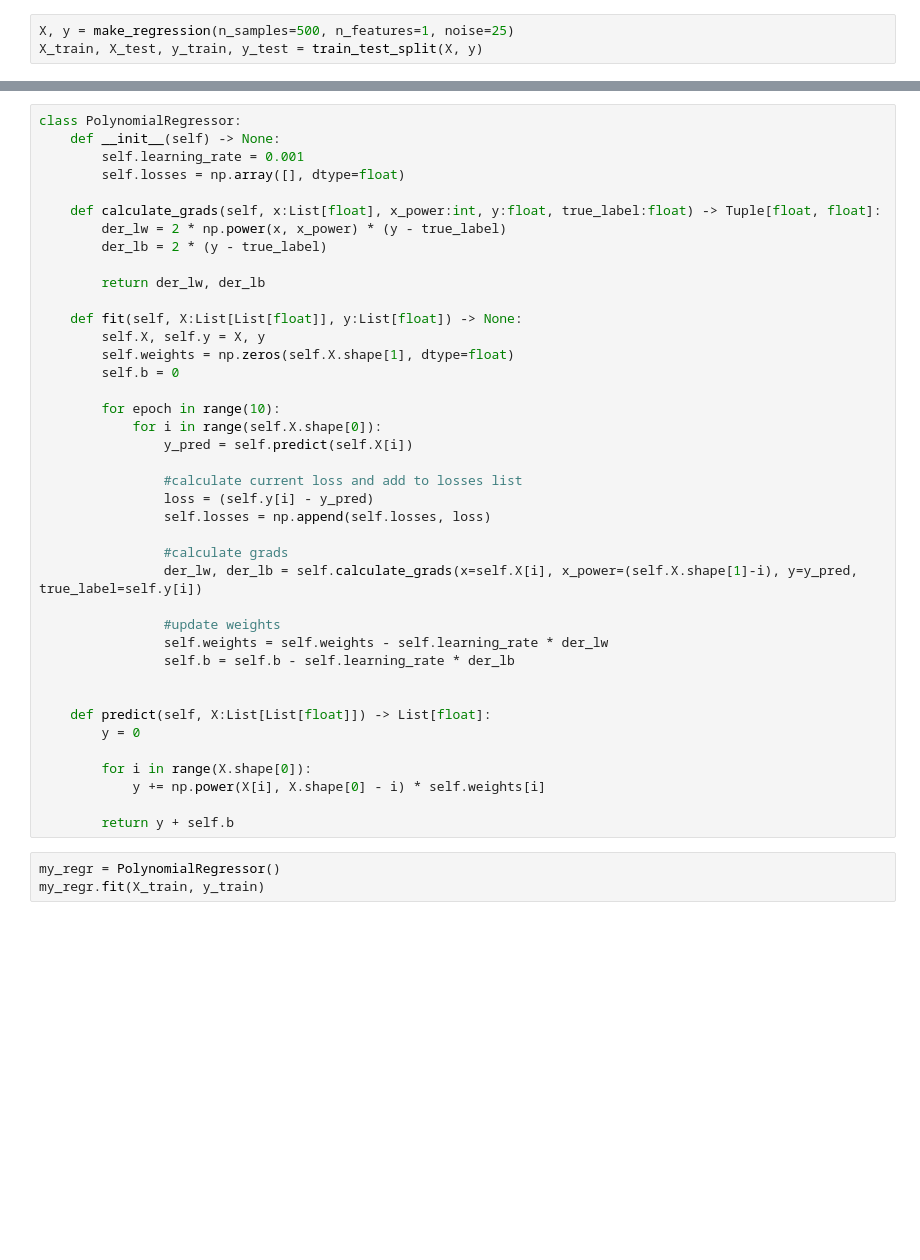
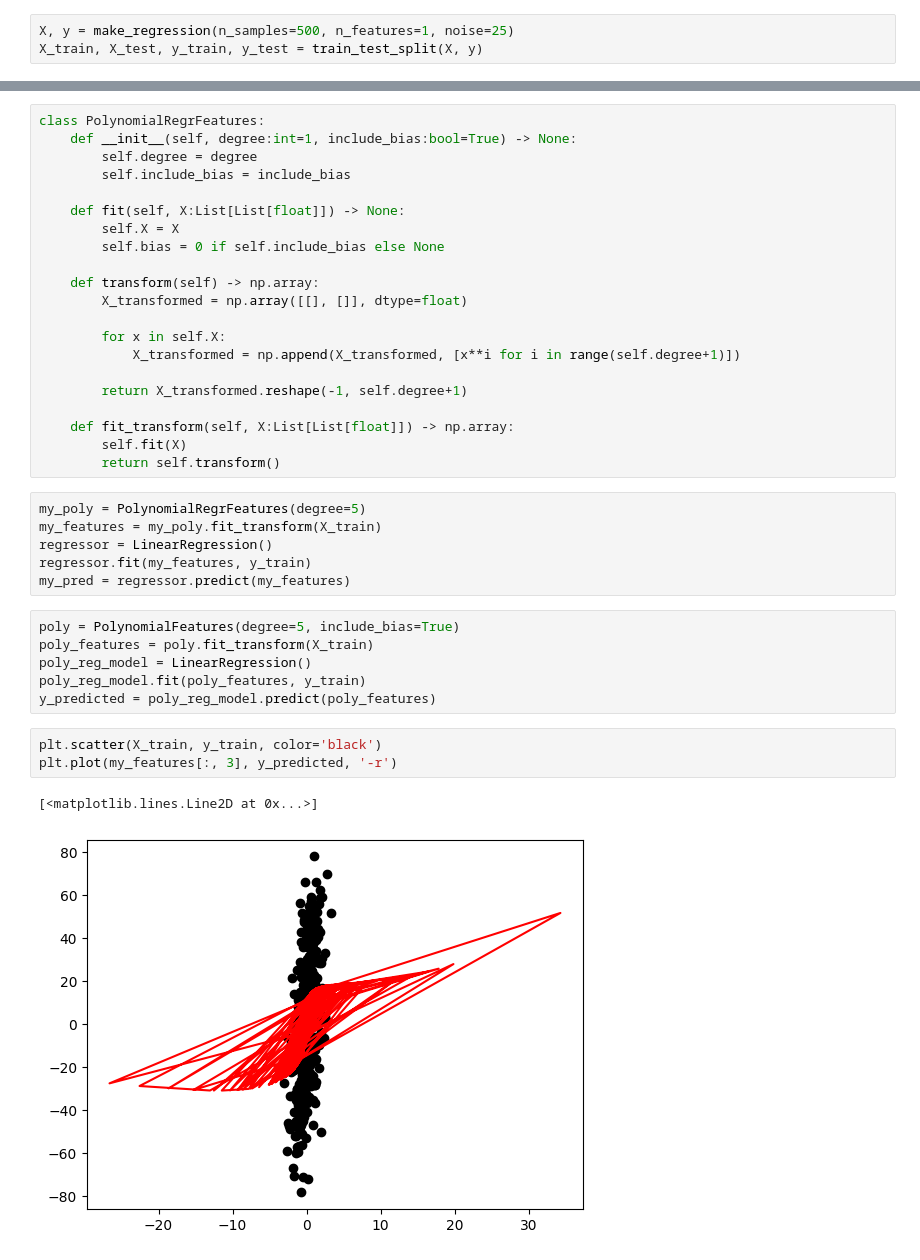
Before and after one commit to banislav/ml-basics, a Jupyter notebook: polynomial-regression/polynomial-regression.ipynb, the cells around one changed output, grey strips where cells are left out. Drawn from its saved outputs; the diff is of its cells as text; blank space fills up the shorter version.

```diff
--- a/polynomial-regression/polynomial-regression.ipynb
+++ b/polynomial-regression/polynomial-regression.ipynb
@@ -16,43 +18,39 @@ plt.scatter(X, y)
 # %%
-class PolynomialRegressor:
-    def __init__(self) -> None:
-        self.learning_rate = 0.001
-        self.losses = np.array([], dtype=float)
+class PolynomialRegrFeatures:
+    def __init__(self, degree:int=1, include_bias:bool=True) -> None:
+        self.degree = degree
+        self.include_bias = include_bias
 
-    def calculate_grads(self, x:List[float], x_power:int, y:float, true_label:float) -> Tuple[float, float]:
-        der_lw = 2 * np.power(x, x_power) * (y - true_label)
-        der_lb = 2 * (y - true_label)
+    def fit(self, X:List[List[float]]) -> None:
+        self.X = X
+        self.bias = 0 if self.include_bias else None
 
-        return der_lw, der_lb
+    def transform(self) -> np.array:
+        X_transformed = np.array([[], []], dtype=float)
 
-    def fit(self, X:List[List[float]], y:List[float]) -> None:
-        self.X, self.y = X, y
-        self.weights = np.zeros(self.X.shape[1], dtype=float)
-        self.b = 0
+        for x in self.X:
+            X_transformed = np.append(X_transformed, [x**i for i in range(self.degree+1)])
 
-        for epoch in range(10):
-            for i in range(self.X.shape[0]):
-                y_pred = self.predict(self.X[i])
+        return X_transformed.reshape(-1, self.degree+1)
 
-                #calculate current loss and add to losses list
-                loss = (self.y[i] - y_pred)
-                self.losses = np.append(self.losses, loss)
-
-                #calculate grads
-                der_lw, der_lb = self.calculate_grads(x=self.X[i], x_power=(self.X.shape[1]-i), y=y_pred, true_label=self.y[i])
-
-                #update weights
-                self.weights = self.weights - self.learning_rate * der_lw
-                self.b = self.b - self.learning_rate * der_lb
-
-
-    def predict(self, X:List[List[float]]) -> List[float]:
-        y = 0
-
-        for i in range(X.shape[0]):
-            y += np.power(X[i], X.shape[0] - i) * self.weights[i]
-
-        return y + self.b
+    def fit_transform(self, X:List[List[float]]) -> np.array:
+        self.fit(X)
+        return self.transform()
-# %%
-my_regr = PolynomialRegressor()
-my_regr.fit(X_train, y_train)
+# %%
+my_poly = PolynomialRegrFeatures(degree=5)
+my_features = my_poly.fit_transform(X_train)
+regressor = LinearRegression()
+regressor.fit(my_features, y_train)
+my_pred = regressor.predict(my_features)
+# %%
+poly = PolynomialFeatures(degree=5, include_bias=True)
+poly_features = poly.fit_transform(X_train)
+poly_reg_model = LinearRegression()
+poly_reg_model.fit(poly_features, y_train)
+y_predicted = poly_reg_model.predict(poly_features)
+# %%
+plt.scatter(X_train, y_train, color='black')
+plt.plot(my_features[:, 3], y_predicted, '-r')
+# %% [output]
+[<matplotlib.lines.Line2D at 0x...>]
+[figure, added]
```
Also changed, not shown: parts of 3 cells of this notebook.
